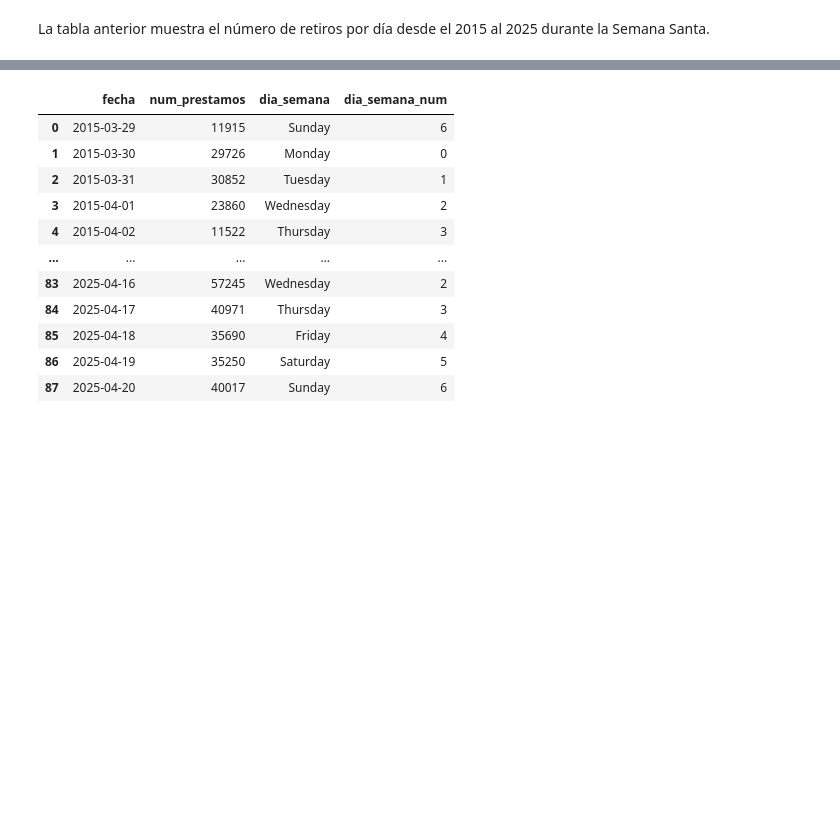
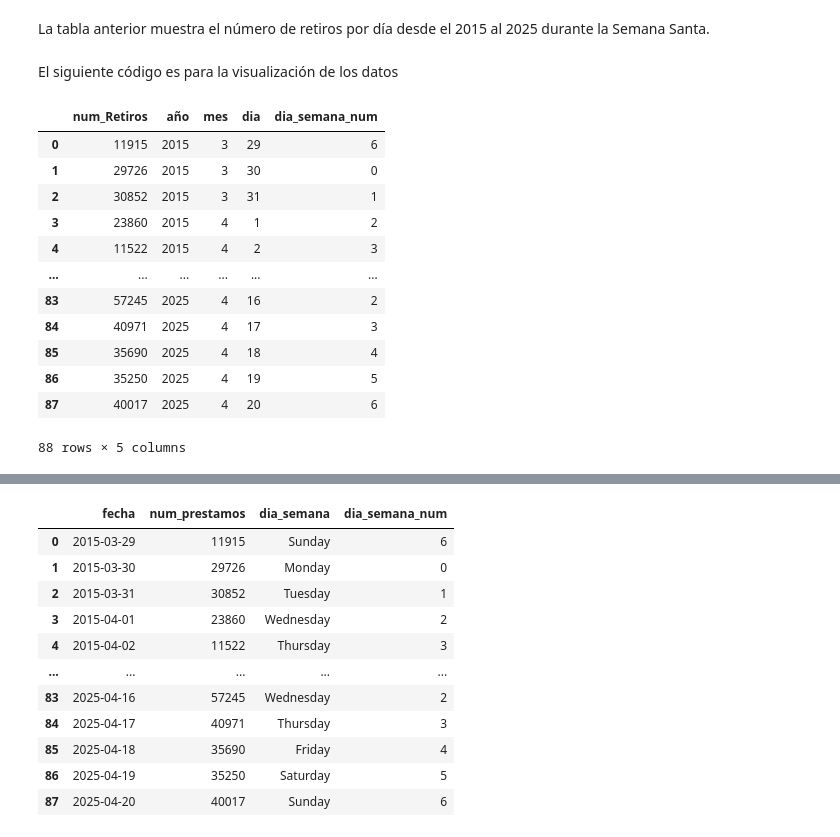
Before and after one commit to Ari-Castellanos/Proyecto-1-Seminario-2, a Jupyter notebook: DiaMayorRetiro.ipynb, the cells around one changed output, grey strips where cells are left out. Cells and saved outputs as stored; diff of their text form; code cells hidden in the pictures; blank space fills up the shorter version.

```diff
--- a/DiaMayorRetiro.ipynb
+++ b/DiaMayorRetiro.ipynb
@@ -143,2 +145,21 @@ df1
 # %% [markdown]
 La tabla anterior muestra el número de retiros por día desde el 2015 al 2025 durante la Semana Santa.
+# %% [markdown]
+El siguiente código es para la visualización de los datos
+# %%
+df1=df1.drop(columns=["Fecha_Retiro", "dia_semana"])
+df1
+# %% [output]
+|  | num_Retiros | año | mes | dia | dia_semana_num |
+| 0 | 11915 | 2015 | 3 | 29 | 6 |
+| 1 | 29726 | 2015 | 3 | 30 | 0 |
+| 2 | 30852 | 2015 | 3 | 31 | 1 |
+| 3 | 23860 | 2015 | 4 | 1 | 2 |
+| 4 | 11522 | 2015 | 4 | 2 | 3 |
+| ... | ... | ... | ... | ... | ... |
+| 83 | 57245 | 2025 | 4 | 16 | 2 |
+| 84 | 40971 | 2025 | 4 | 17 | 3 |
+| 85 | 35690 | 2025 | 4 | 18 | 4 |
+| 86 | 35250 | 2025 | 4 | 19 | 5 |
+| 87 | 40017 | 2025 | 4 | 20 | 6 |
+88 rows × 5 columns
```
Also changed, not shown: parts of 11 cells of this notebook.
